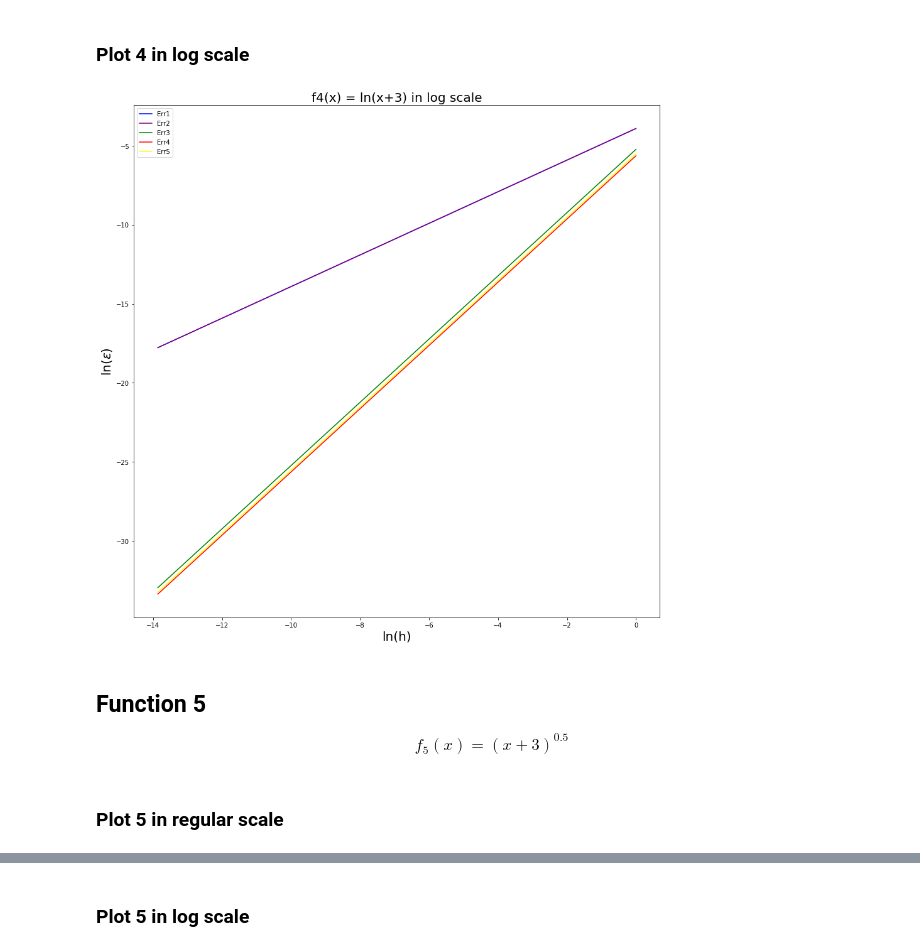
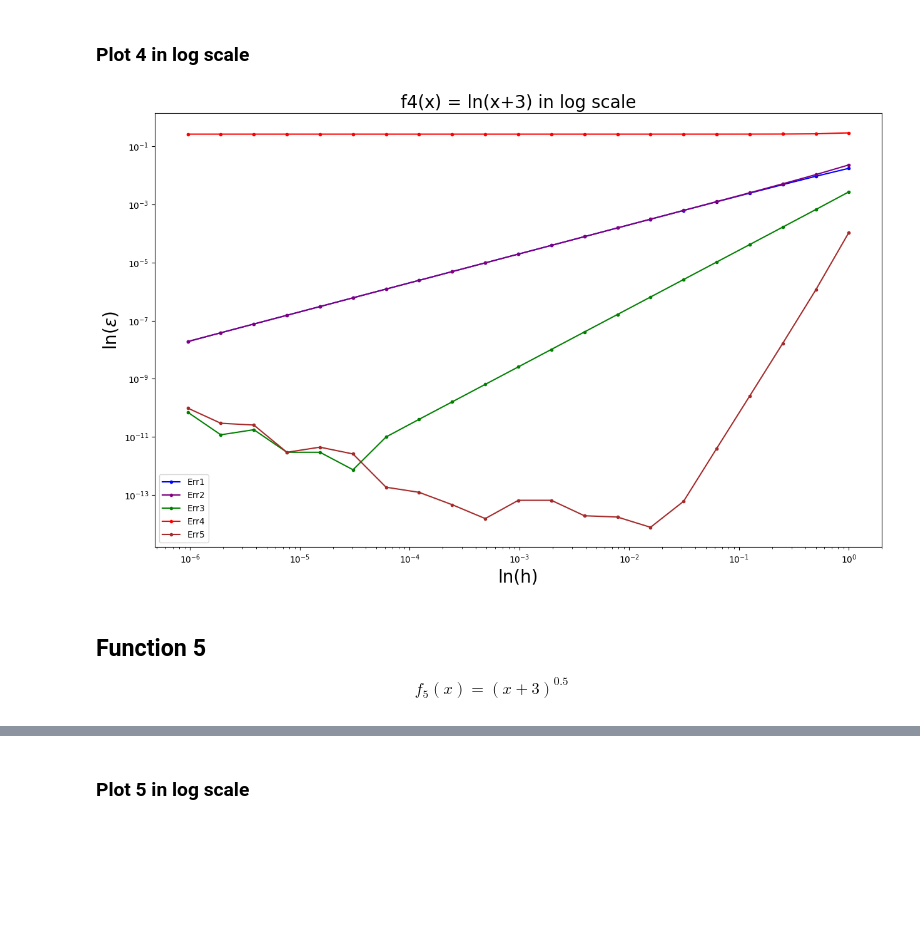
Before and after one commit to Mikholen/computational_math, a Jupyter notebook: task1.ipynb, the cells around one changed output, grey strips where cells are left out. Saved outputs shown, nothing was run; the diff lists cells and outputs as text; code cells hidden in the pictures; blank space fills up the shorter version.

```diff
--- a/task1.ipynb
+++ b/task1.ipynb
@@ -7,7 +7,7 @@ import numpy  as np
 $$h_n = \frac{2}{2^{n}},\ \  n=[1, 21]$$
 # %%
 #prepare h = 2/2^n  n = [1,21]
-x_data = np.array([2/2**i for i in range(1,22)])
+h_data = np.array([2/2**i for i in range(1,22)])
 # %% [markdown]
 ## List of formulas
 
@@ -282,17 +158,18 @@ for i in range (0, len(y_data3_log)):
 ## Function 4
 $$ f_4(x) = ln(x+3) $$
 # %%
-#function 4 in f4(x) = ln(x+3)
+#function 4 in f4(x) = ln(x+3) in log scale
 
 x0 = 2
 
-f4 = np.log(x0+3)
-f4_second_derivative = 0.04
-f4_third_derivative  = 0.016
+def func4(x):
+    return math.log(x+3)
+
+func4_first_derivative = 0.2
 
 y_data4 = [[],[],[],[],[]]
-y_data4[0] = method_err1(f4_second_derivative)
-y_data4[1] = method_err2(f4_second_derivative)
-y_data4[2] = method_err3(f4_third_derivative)
-y_data4[3] = method_err4(f4_third_derivative)
-y_data4[4] = method_err5(f4_third_derivative)
+y_data4[0] = method_err1(func4, func4_first_derivative, x0)
+y_data4[1] = method_err2(func4, func4_first_derivative, x0)
+y_data4[2] = method_err3(func4, func4_first_derivative, x0)
+y_data4[3] = method_err4(func4, func4_first_derivative, x0)
+y_data4[4] = method_err5(func4, func4_first_derivative, x0)
@@ -301,15 +175,0 @@ y_data4[4] = method_err5(f4_third_derivative)
-# %%
-size = 15
-plt.figure (figsize=(size, size))
-
-ax = plt.gca ()
-ax.set_title('f4(x) = ln(x+3) in regular scale', size=20)
-ax.set_xlabel (r"h", fontsize = 20)
-ax.set_ylabel (r"$\epsilon$", fontsize = 20)
-
-for i in range (0, len(y_data4)):
-
-    plt.plot(x_data, y_data4[i], color = cols[i], label = 'Err' + str(i+1))
-    plt.legend(loc='best')
-
-    plt.show
@@ -333,22 +176,23 @@ y_data4_log[4] = method_err5_log(f4_third_derivative)
 # %% [markdown]
 ### Plot 4 in log scale
 # %%
-size = 15
-plt.figure (figsize=(size, size))
+size_x = 15
+size_y = 9
+plt.figure (figsize=(size_x, size_y))
 
 ax = plt.gca ()
 ax.set_title('f4(x) = ln(x+3) in log scale', size=20)
 ax.set_xlabel (r"ln(h)", fontsize = 20)
 ax.set_ylabel (r"ln($\epsilon$)", fontsize = 20)
 
-for i in range (0, len(y_data4_log)):
+for i in range (0, len(y_data4)):
 
-    plt.plot(np.log(x_data), y_data4_log[i], color = cols[i], label = 'Err' + str(i+1))
+    plt.loglog(h_data, y_data4[i], color = cols[i],  marker = '.', label = 'Err' + str(i+1))
     plt.legend(loc='best')
 
     plt.show
 # %% [output]
-[figure, old version]
+[figure, new version]
 # %% [markdown]
 ## Function 5
 $$f_5(x) = (x+3)^{0.5}$$
@@ -370,2 +214,0 @@ y_data5[4] = method_err5(f5_third_derivative)
-# %% [markdown]
-### Plot 5 in regular scale
```
Also changed, not shown: parts of 25 cells of this notebook.
